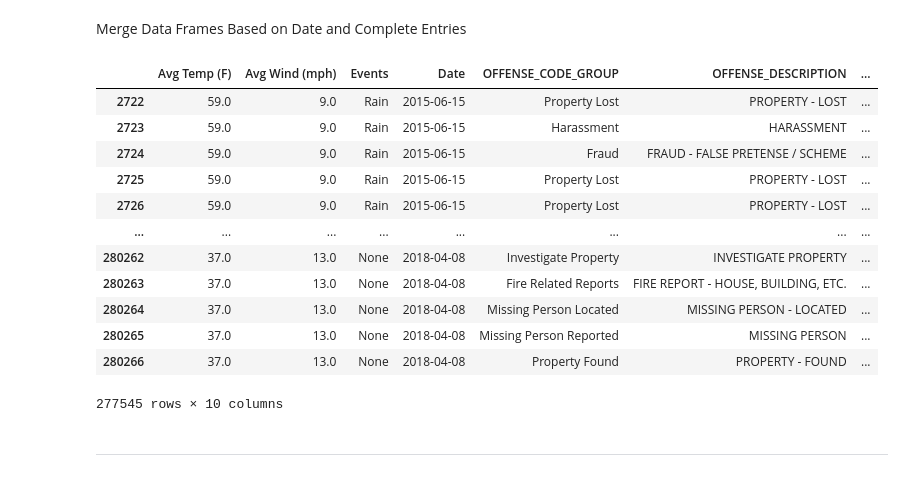
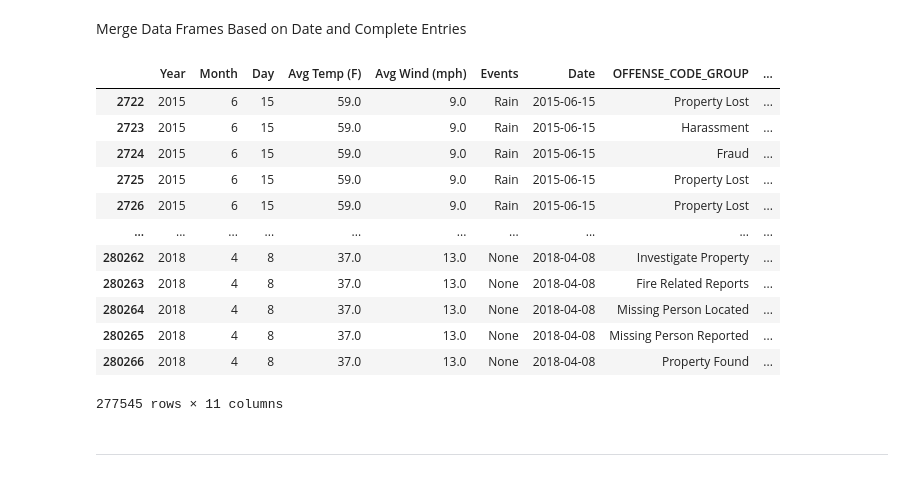
Before and after one commit to laurenawilk/CSCI4502, a Jupyter notebook: bostoncrimeandweather.ipynb, the cells around one changed output. Saved outputs shown, nothing was run; the diff lists cells and outputs as text; code cells hidden in the pictures.

Commit message:
Add files via upload
looked at crime types and rates of each temp range

```diff
--- a/bostoncrimeandweather.ipynb
+++ b/bostoncrimeandweather.ipynb
@@ -87,27 +87,31 @@ Merge Data Frames Based on Date and Complete Entries
 # %%
 mergedDF = pd.merge(weatherDF, crimeDF, how='outer', on='Date')
 mergedDF = mergedDF.dropna(subset=['OFFENSE_DESCRIPTION'])
 mergedDF = mergedDF.dropna(subset=['Avg Temp (F)'])
+mergedDF['Year'] = mergedDF['Year'].astype(int)
+mergedDF['Month'] = mergedDF['Month'].astype(int)
+mergedDF['Day'] = mergedDF['Day'].astype(int)
 
-del mergedDF["Year"]
-del mergedDF["Month"]
-del mergedDF["Day"]
+
+del mergedDF["YEAR"]
+del mergedDF["MONTH"]
+#del mergedDF["Day"]
 
 display(mergedDF)
 # %% [output]
-|  | Avg Temp (F) | Avg Wind (mph) | Events | Date | OFFENSE_CODE_GROUP | OFFENSE_DESCRIPTION | ... |
-| 2722 | 59.0 | 9.0 | Rain | 2015-06-15 | Property Lost | PROPERTY - LOST | ... |
-| 2723 | 59.0 | 9.0 | Rain | 2015-06-15 | Harassment | HARASSMENT | ... |
-| 2724 | 59.0 | 9.0 | Rain | 2015-06-15 | Fraud | FRAUD - FALSE PRETENSE / SCHEME | ... |
-| 2725 | 59.0 | 9.0 | Rain | 2015-06-15 | Property Lost | PROPERTY - LOST | ... |
-| 2726 | 59.0 | 9.0 | Rain | 2015-06-15 | Property Lost | PROPERTY - LOST | ... |
-| ... | ... | ... | ... | ... | ... | ... | ... |
-| 280262 | 37.0 | 13.0 | None | 2018-04-08 | Investigate Property | INVESTIGATE PROPERTY | ... |
-| 280263 | 37.0 | 13.0 | None | 2018-04-08 | Fire Related Reports | FIRE REPORT - HOUSE, BUILDING, ETC. | ... |
-| 280264 | 37.0 | 13.0 | None | 2018-04-08 | Missing Person Located | MISSING PERSON - LOCATED | ... |
-| 280265 | 37.0 | 13.0 | None | 2018-04-08 | Missing Person Reported | MISSING PERSON | ... |
-| 280266 | 37.0 | 13.0 | None | 2018-04-08 | Property Found | PROPERTY - FOUND | ... |
+|  | Year | Month | Day | Avg Temp (F) | Avg Wind (mph) | Events | Date | OFFENSE_CODE_GROUP | ... |
+| 2722 | 2015 | 6 | 15 | 59.0 | 9.0 | Rain | 2015-06-15 | Property Lost | ... |
+| 2723 | 2015 | 6 | 15 | 59.0 | 9.0 | Rain | 2015-06-15 | Harassment | ... |
+| 2724 | 2015 | 6 | 15 | 59.0 | 9.0 | Rain | 2015-06-15 | Fraud | ... |
+| 2725 | 2015 | 6 | 15 | 59.0 | 9.0 | Rain | 2015-06-15 | Property Lost | ... |
+| 2726 | 2015 | 6 | 15 | 59.0 | 9.0 | Rain | 2015-06-15 | Property Lost | ... |
+| ... | ... | ... | ... | ... | ... | ... | ... | ... | ... |
+| 280262 | 2018 | 4 | 8 | 37.0 | 13.0 | None | 2018-04-08 | Investigate Property | ... |
+| 280263 | 2018 | 4 | 8 | 37.0 | 13.0 | None | 2018-04-08 | Fire Related Reports | ... |
+| 280264 | 2018 | 4 | 8 | 37.0 | 13.0 | None | 2018-04-08 | Missing Person Located | ... |
+| 280265 | 2018 | 4 | 8 | 37.0 | 13.0 | None | 2018-04-08 | Missing Person Reported | ... |
+| 280266 | 2018 | 4 | 8 | 37.0 | 13.0 | None | 2018-04-08 | Property Found | ... |
-277545 rows × 10 columns
+277545 rows × 11 columns
 # %% [markdown]
 -------------------------------------------------------------------------------------------------------------------------------------------------------------------------------------------------
 # %% [markdown]
```
Also changed, not shown: parts of 19 cells of this notebook.
